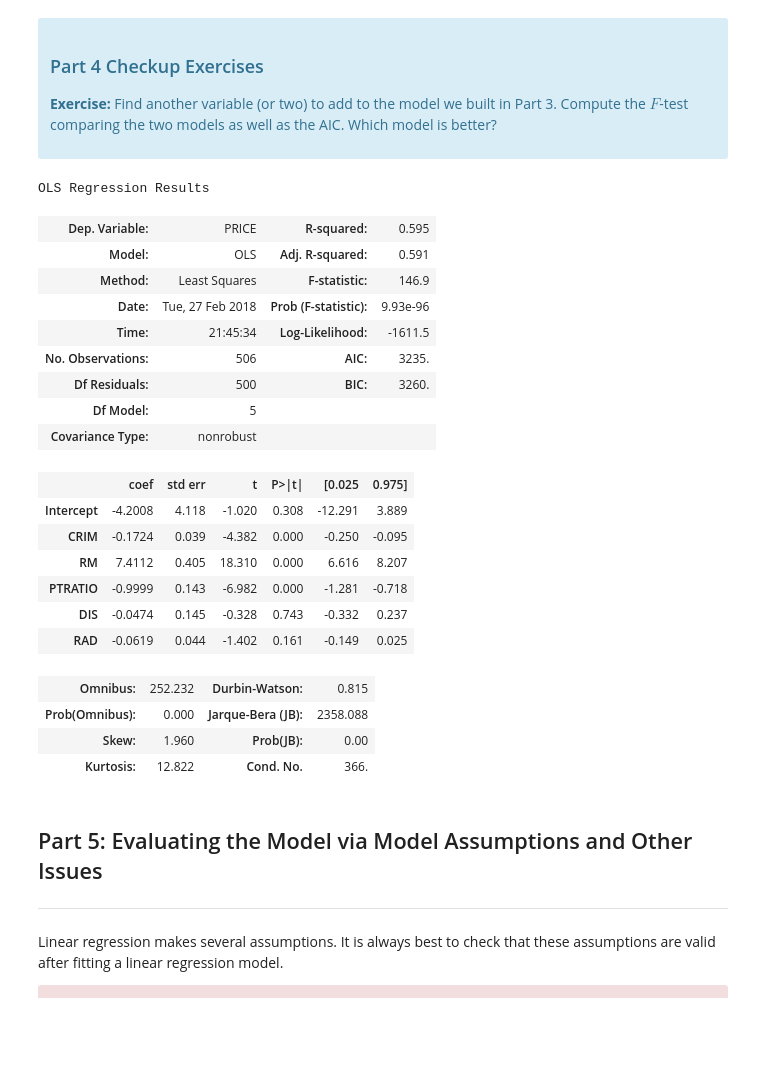
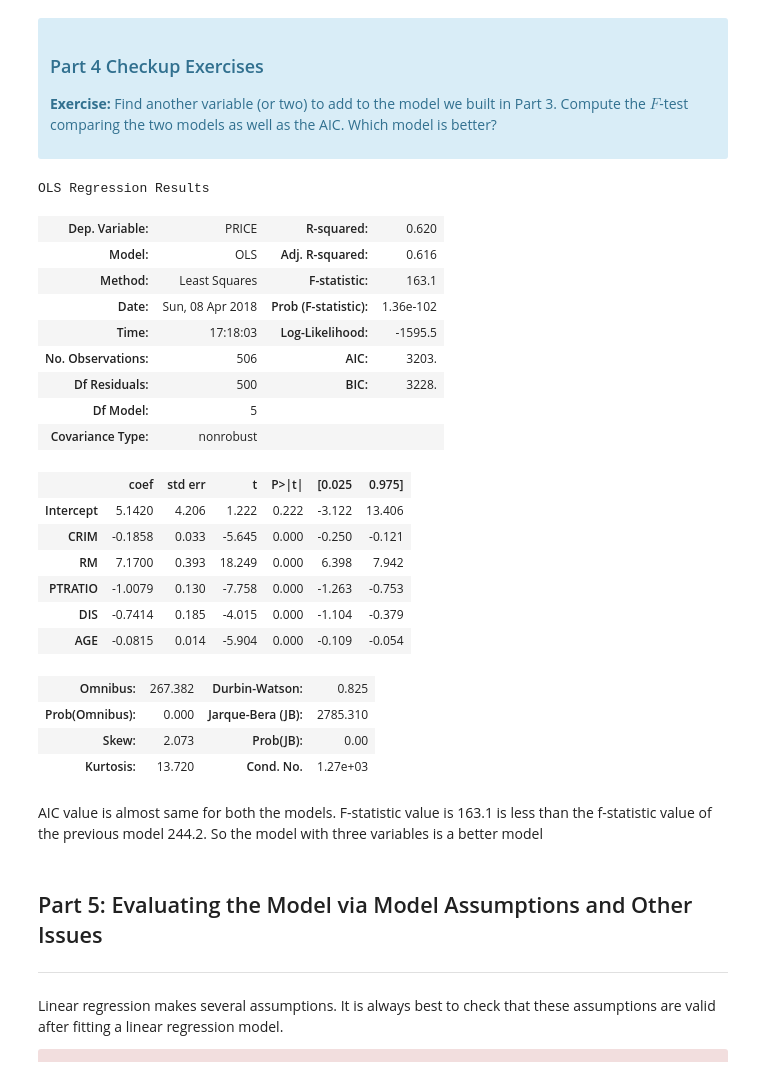
Before and after one commit to sowjanya2106/Springboard, a Jupyter notebook: Machine Learning/linear_regression/Mini_Project_Linear_Regression.ipynb, the cells around one changed output. Cells and saved outputs as stored; diff of their text form; code cells hidden in the pictures; blank space fills up the shorter version.

```diff
--- a/Machine Learning/linear_regression/Mini_Project_Linear_Regression.ipynb
+++ b/Machine Learning/linear_regression/Mini_Project_Linear_Regression.ipynb
@@ -808,30 +916,32 @@ where $L$ is the likelihood of the model. AIC is meaningless in the absolute sen
 <p><b>Exercise:</b> Find another variable (or two) to add to the model we built in Part 3. Compute the $F$-test comparing the two models as well as the AIC. Which model is better?</p>
 </div>
 # %%
-m = ols('PRICE ~ CRIM + RM + PTRATIO + DIS + RAD',bos).fit()
+m = ols('PRICE ~ CRIM + RM + PTRATIO + DIS + AGE',bos).fit()
 m.summary()
 # %% [output]
 OLS Regression Results
-| Dep. Variable: | PRICE | R-squared: | 0.595 |
-| Model: | OLS | Adj. R-squared: | 0.591 |
-| Method: | Least Squares | F-statistic: | 146.9 |
-| Date: | Tue, 27 Feb 2018 | Prob (F-statistic): | 9.93e-96 |
-| Time: | 21:45:34 | Log-Likelihood: | -1611.5 |
-| No. Observations: | 506 | AIC: | 3235. |
-| Df Residuals: | 500 | BIC: | 3260. |
+| Dep. Variable: | PRICE | R-squared: | 0.620 |
+| Model: | OLS | Adj. R-squared: | 0.616 |
+| Method: | Least Squares | F-statistic: | 163.1 |
+| Date: | Sun, 08 Apr 2018 | Prob (F-statistic): | 1.36e-102 |
+| Time: | 17:18:03 | Log-Likelihood: | -1595.5 |
+| No. Observations: | 506 | AIC: | 3203. |
+| Df Residuals: | 500 | BIC: | 3228. |
 | Df Model: | 5 |  |  |
 | Covariance Type: | nonrobust |  |  |
 |  | coef | std err | t | P>|t| | [0.025 | 0.975] |
-| Intercept | -4.2008 | 4.118 | -1.020 | 0.308 | -12.291 | 3.889 |
-| CRIM | -0.1724 | 0.039 | -4.382 | 0.000 | -0.250 | -0.095 |
-| RM | 7.4112 | 0.405 | 18.310 | 0.000 | 6.616 | 8.207 |
-| PTRATIO | -0.9999 | 0.143 | -6.982 | 0.000 | -1.281 | -0.718 |
-| DIS | -0.0474 | 0.145 | -0.328 | 0.743 | -0.332 | 0.237 |
-| RAD | -0.0619 | 0.044 | -1.402 | 0.161 | -0.149 | 0.025 |
+| Intercept | 5.1420 | 4.206 | 1.222 | 0.222 | -3.122 | 13.406 |
+| CRIM | -0.1858 | 0.033 | -5.645 | 0.000 | -0.250 | -0.121 |
+| RM | 7.1700 | 0.393 | 18.249 | 0.000 | 6.398 | 7.942 |
+| PTRATIO | -1.0079 | 0.130 | -7.758 | 0.000 | -1.263 | -0.753 |
+| DIS | -0.7414 | 0.185 | -4.015 | 0.000 | -1.104 | -0.379 |
+| AGE | -0.0815 | 0.014 | -5.904 | 0.000 | -0.109 | -0.054 |
-| Omnibus: | 252.232 | Durbin-Watson: | 0.815 |
-| Prob(Omnibus): | 0.000 | Jarque-Bera (JB): | 2358.088 |
-| Skew: | 1.960 | Prob(JB): | 0.00 |
-| Kurtosis: | 12.822 | Cond. No. | 366. |
+| Omnibus: | 267.382 | Durbin-Watson: | 0.825 |
+| Prob(Omnibus): | 0.000 | Jarque-Bera (JB): | 2785.310 |
+| Skew: | 2.073 | Prob(JB): | 0.00 |
+| Kurtosis: | 13.720 | Cond. No. | 1.27e+03 |
+# %% [markdown]
+AIC value is almost same for both the models. F-statistic value is 163.1 is less than the f-statistic value of the previous model 244.2. So the model with three variables is a better model
 # %% [markdown]
 
 ## Part 5: Evaluating the Model via Model Assumptions and Other Issues
```
Also changed, not shown: parts of 46 cells of this notebook.
